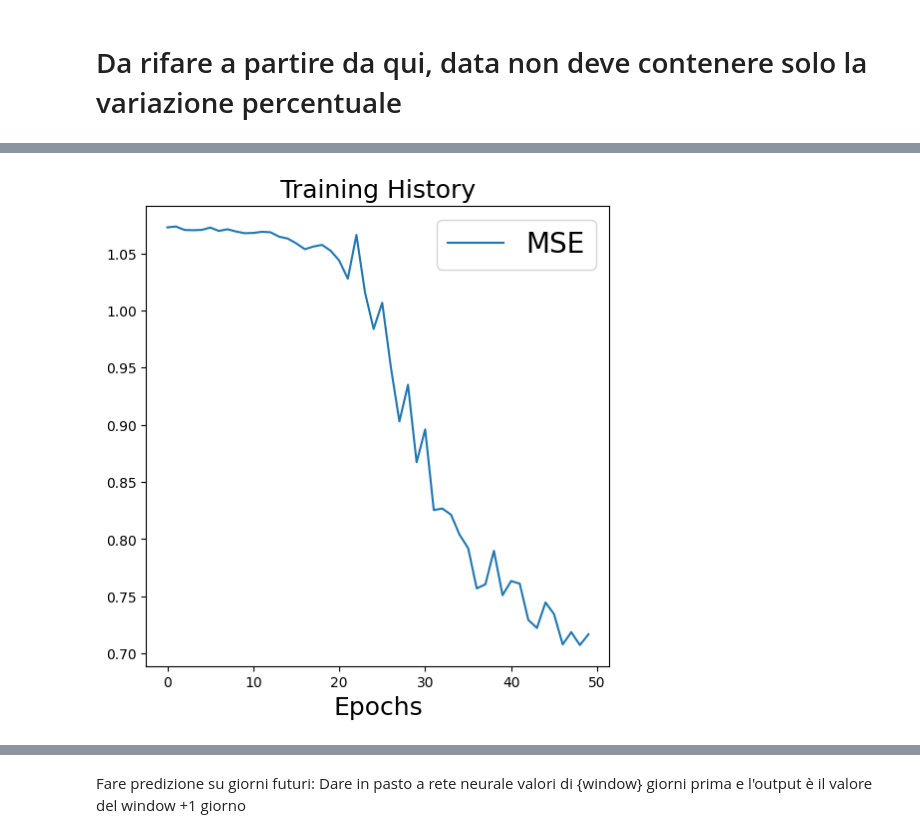
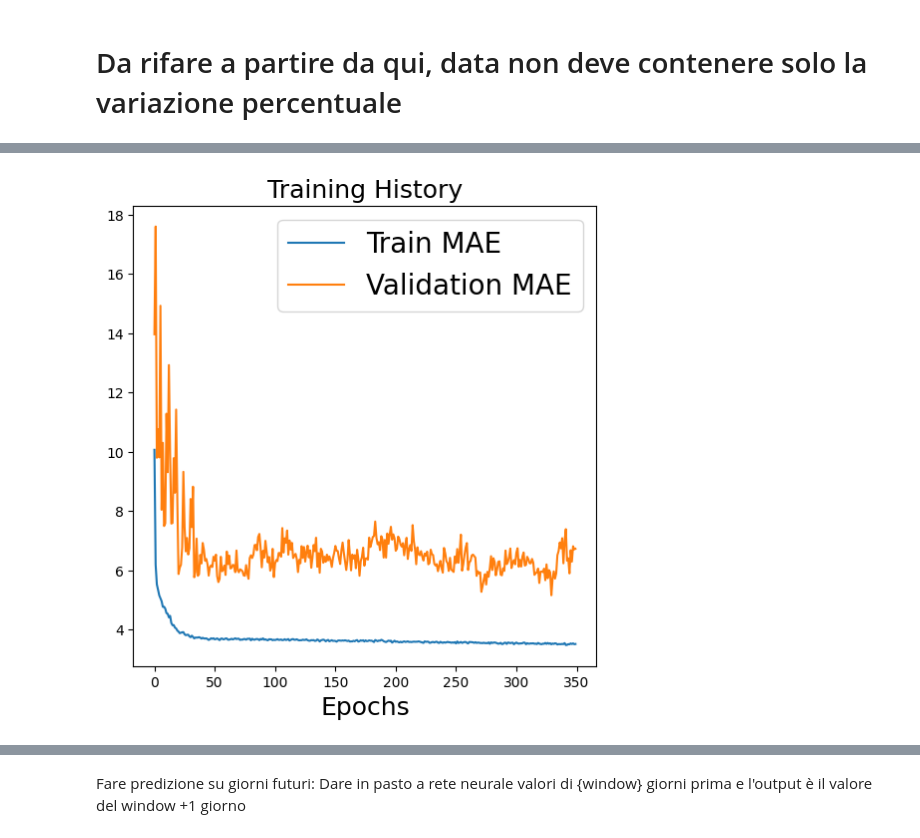
Before and after one commit to sforin/ETFTrading, a Jupyter notebook: etf_trading.ipynb, the cells around one changed output, grey strips where cells are left out. Saved outputs shown, nothing was run; the diff lists cells and outputs as text; code cells hidden in the pictures.

```diff
--- a/etf_trading.ipynb
+++ b/etf_trading.ipynb
@@ -171,31 +161,0 @@ x_test shape: (0,), y_test shape: (0,)
-# %%
-from tensorflow.keras.models import Sequential
-from tensorflow.keras.layers import LSTM, Dense, Dropout, BatchNormalization
-
-# Creazione del modello LSTM migliorato
-model = Sequential()
-
-# Primo strato LSTM
-model.add(LSTM(units=64, return_sequences=True, input_shape=(window, num_features)))
-model.add(BatchNormalization())  # Normalizza l'attivazione dei layer
-model.add(Dropout(0.1))
-
-# Secondo strato LSTM
-model.add(LSTM(units=64, return_sequences=True))
-model.add(BatchNormalization())
-model.add(Dropout(0.1))
-
-# Terzo strato LSTM (senza return_sequences)
-model.add(LSTM(units=64, return_sequences=False))
-model.add(BatchNormalization())
-model.add(Dropout(0.1))
-
-# Strato Fully Connected per migliorare la modellazione non lineare
-model.add(Dense(units=32, activation="relu"))
-model.add(Dense(units=1))  # Output: variazione percentuale predetta
-
-# Compilazione del modello
-model.compile(optimizer='adam', loss='mse')
-
-# Training
-hist = model.fit(x_train, y_train, epochs=50, batch_size=32, validation_data=(x_valid, y_valid))
@@ -224,12 +359,12 @@ import matplotlib.pyplot as plt
 
 fig, axes = plt.subplots(figsize=(6,6))
 
-axes.plot(hist.history['loss'], label='MSE')
-
+plt.plot(hist.history['mae'], label="Train MAE")
+plt.plot(hist.history['val_mae'], label="Validation MAE")
 axes.set_title("Training History", fontsize=18)
 axes.set_xlabel("Epochs", fontsize=18)
 axes.legend(fontsize=20)
 
 # Final accuracy
-print ( model.evaluate(x_train, y_train))
+print ( model.evaluate(x_valid, y_valid))
 # %% [output]
@@ -238 +373 @@ print ( model.evaluate(x_train, y_train))
-[figure, old version]
+[figure, new version]
```
Also changed, not shown: parts of 11 cells of this notebook, 4 other files.
